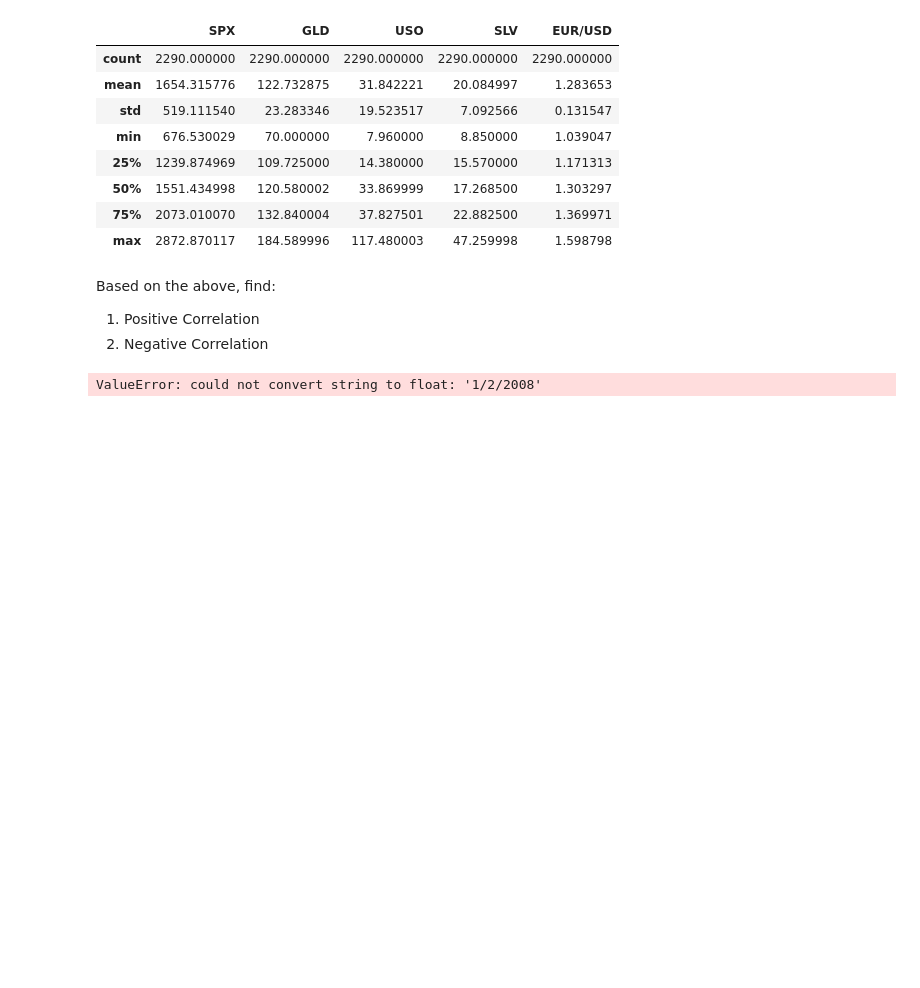
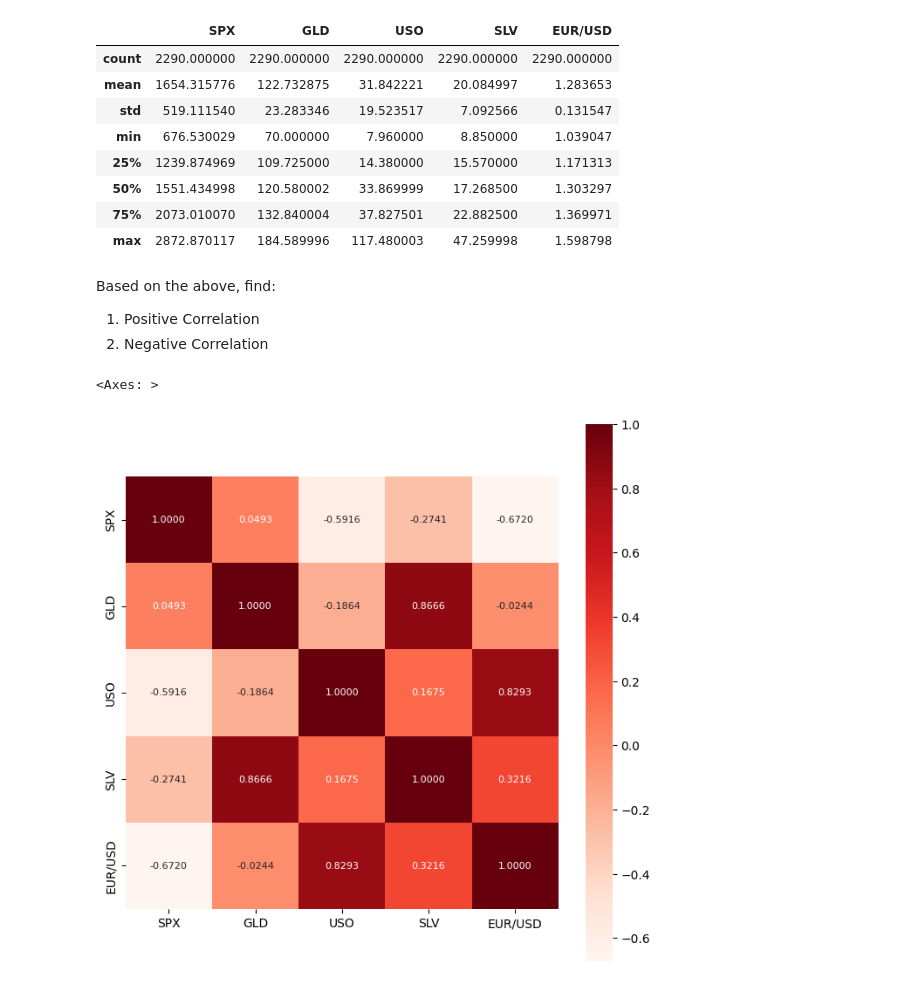
Before and after one commit to elliotwillner/gold_price_prediction, a Jupyter notebook: gold_price_prediction.ipynb, the cells around one changed output. Drawn from its saved outputs; the diff is of its cells as text; code cells hidden in the pictures; blank space fills up the shorter version.

Commit message:
fixed bug on data preprocessing/visualization

```diff
--- a/gold_price_prediction.ipynb
+++ b/gold_price_prediction.ipynb
@@ -72,8 +74,10 @@ Based on the above, find:
 1. Positive Correlation
 2. Negative Correlation
 # %%
-corr = gold_data.corr()
+numeric_data = gold_data.select_dtypes(include='number')
+corr = numeric_data.corr()
 plt.figure(figsize=(8,8))
-sns.heatmap(corr, cbar=True, square=True, fmt='.1f', annot=True, annot_kws={'size':8}, cmap="Blues")
+sns.heatmap(corr, cbar=True, square=True, fmt='.4f', annot=True, annot_kws={'size':8}, cmap="Reds")
 # %% [output]
-ValueError: could not convert string to float: '1/2/2008'
+<Axes: >
+[figure, added]
```
Also changed, not shown: parts of 4 cells of this notebook.
